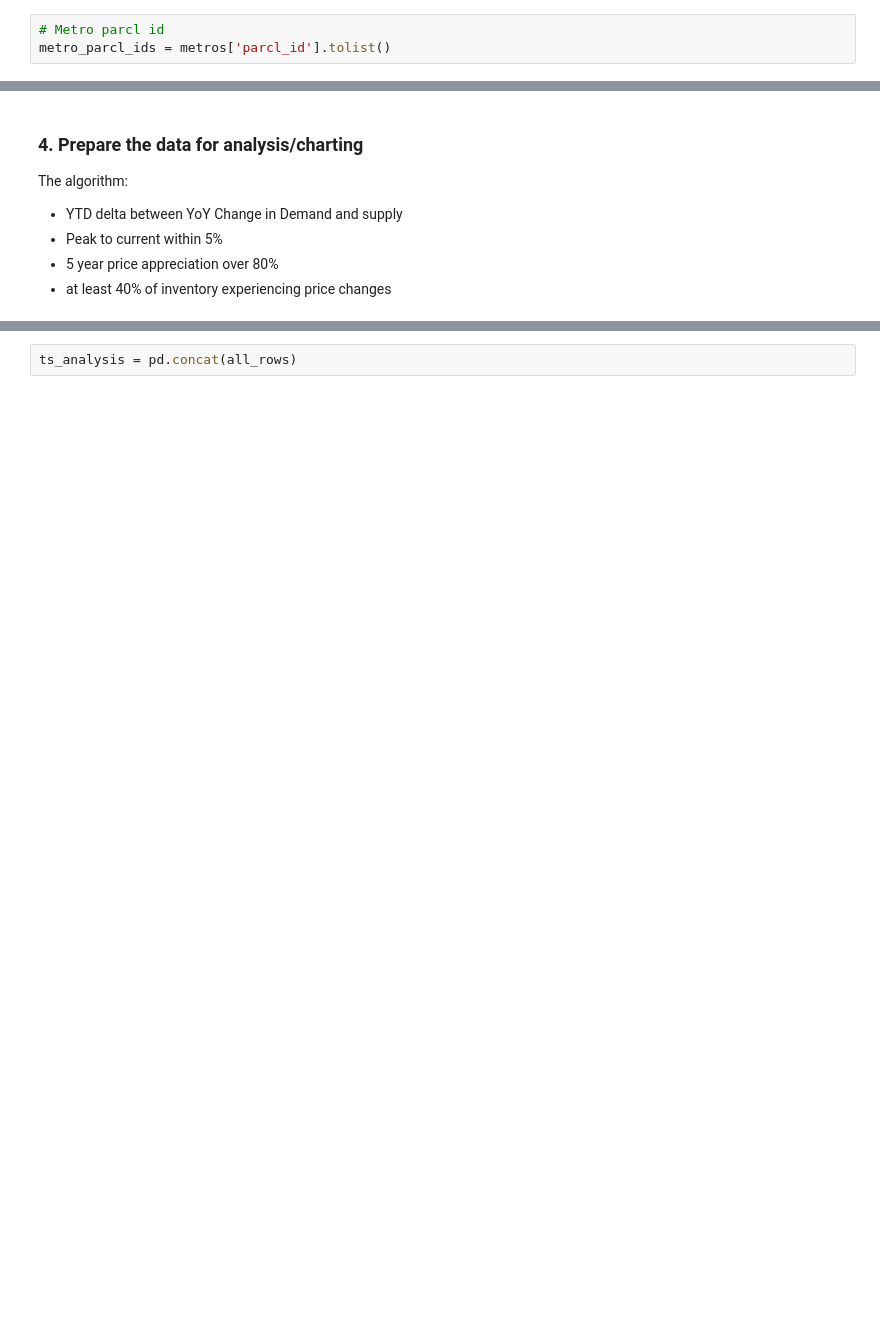
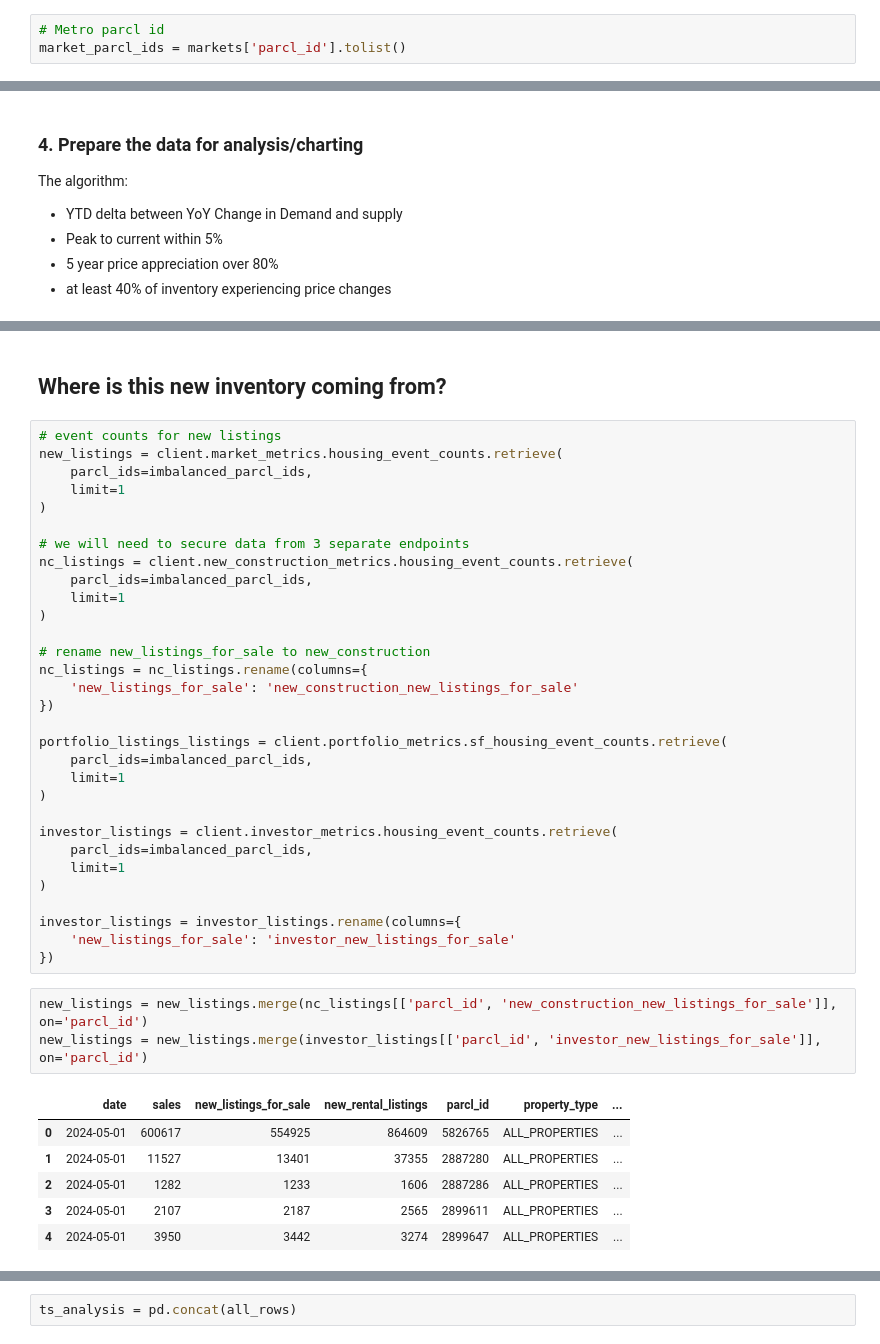
Before and after one commit to ParclLabs/parcllabs-cookbook, a Jupyter notebook: examples/experimental/supply_and_demand/markets_that_could_disrupt.ipynb, the cells around one changed output, grey strips where cells are left out. Saved outputs shown, nothing was run; the diff lists cells and outputs as text; blank space fills up the shorter version.

```diff
--- a/examples/experimental/supply_and_demand/markets_that_could_disrupt.ipynb
+++ b/examples/experimental/supply_and_demand/markets_that_could_disrupt.ipynb
@@ -65,6 +63,6 @@ metros
 # %%
 # Metro parcl id
-metro_parcl_ids = metros['parcl_id'].tolist()
+market_parcl_ids = markets['parcl_id'].tolist()
 # %% [markdown]
 ### 3. Retrieve the Data
 # %%
@@ -265,0 +368,43 @@ for pid in prices_skew['parcl_id'].unique().tolist():
+# %% [markdown]
+## Where is this new inventory coming from?
+# %%
+# event counts for new listings
+new_listings = client.market_metrics.housing_event_counts.retrieve(
+    parcl_ids=imbalanced_parcl_ids,
+    limit=1
+)
+
+# we will need to secure data from 3 separate endpoints
+nc_listings = client.new_construction_metrics.housing_event_counts.retrieve(
+    parcl_ids=imbalanced_parcl_ids,
+    limit=1
+)
+
+# rename new_listings_for_sale to new_construction
+nc_listings = nc_listings.rename(columns={
+    'new_listings_for_sale': 'new_construction_new_listings_for_sale'
+})
+
+portfolio_listings_listings = client.portfolio_metrics.sf_housing_event_counts.retrieve(
+    parcl_ids=imbalanced_parcl_ids,
+    limit=1
+)
+
+investor_listings = client.investor_metrics.housing_event_counts.retrieve(
+    parcl_ids=imbalanced_parcl_ids,
+    limit=1
+)
+
+investor_listings = investor_listings.rename(columns={
+    'new_listings_for_sale': 'investor_new_listings_for_sale'
+})
+# %%
+new_listings = new_listings.merge(nc_listings[['parcl_id', 'new_construction_new_listings_for_sale']], on='parcl_id')
+new_listings = new_listings.merge(investor_listings[['parcl_id', 'investor_new_listings_for_sale']], on='parcl_id')
+# %% [output]
+|  | date | sales | new_listings_for_sale | new_rental_listings | parcl_id | property_type | ... |
+| 0 | 2024-05-01 | 600617 | 554925 | 864609 | 5826765 | ALL_PROPERTIES | ... |
+| 1 | 2024-05-01 | 11527 | 13401 | 37355 | 2887280 | ALL_PROPERTIES | ... |
+| 2 | 2024-05-01 | 1282 | 1233 | 1606 | 2887286 | ALL_PROPERTIES | ... |
+| 3 | 2024-05-01 | 2107 | 2187 | 2565 | 2899611 | ALL_PROPERTIES | ... |
+| 4 | 2024-05-01 | 3950 | 3442 | 3274 | 2899647 | ALL_PROPERTIES | ... |
```
Also changed, not shown: parts of 58 cells of this notebook.
